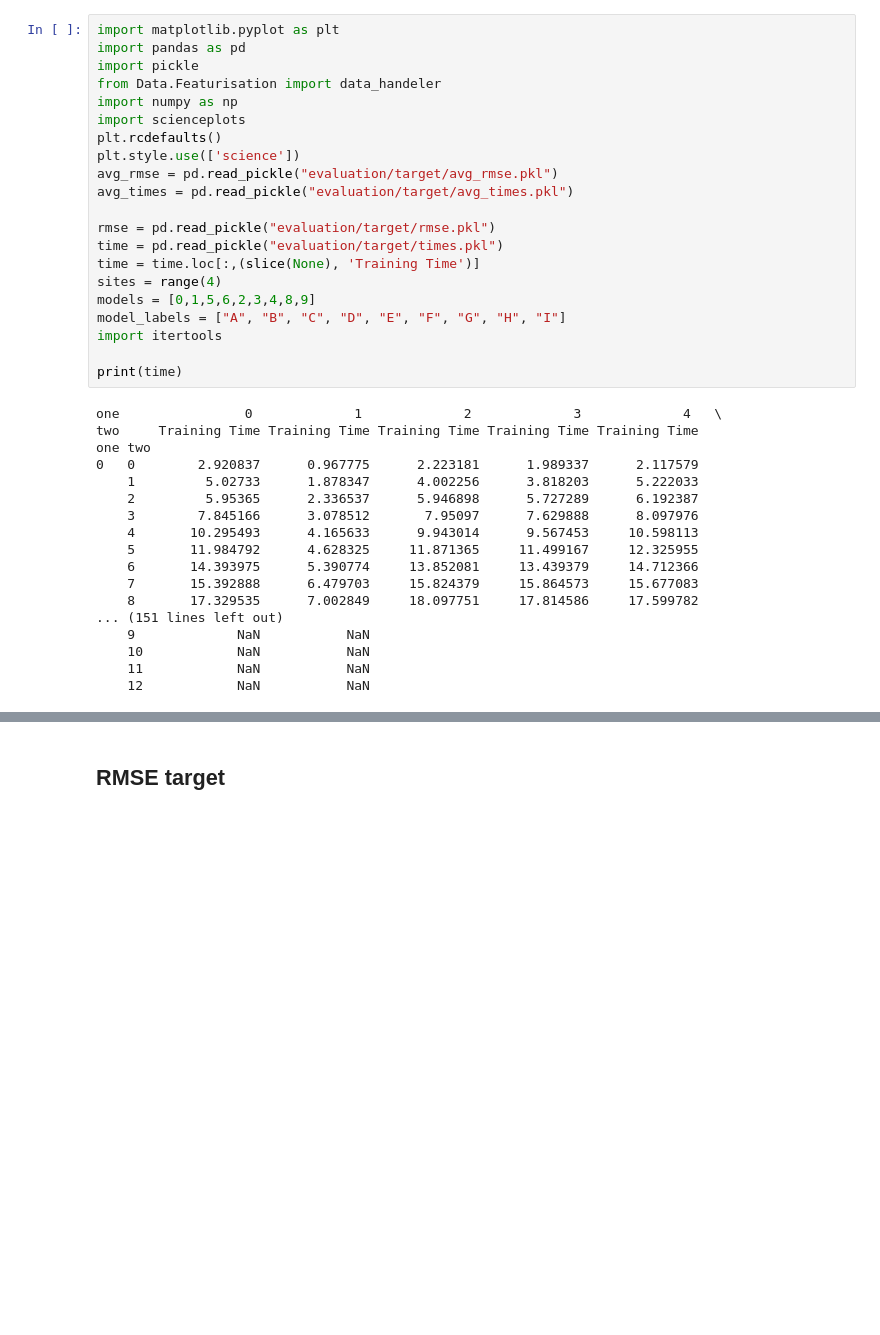
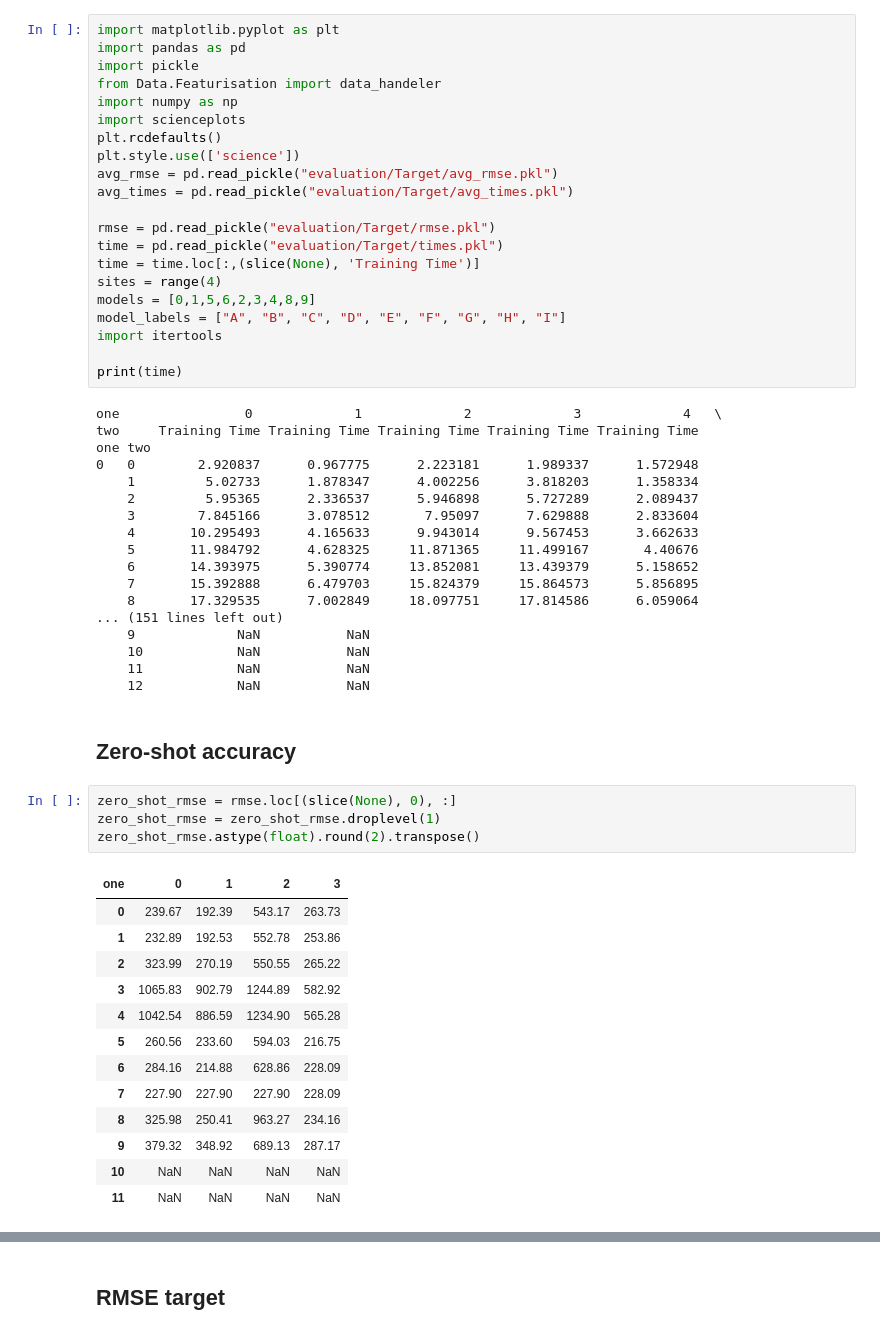
Before and after one commit to RobbeVDE/SolNet-2, a Jupyter notebook: evaluation_visualization.ipynb, the cells around one changed output, grey strips where cells are left out. Saved outputs shown, nothing was run; the diff lists cells and outputs as text; blank space fills up the shorter version.

```diff
--- a/evaluation_visualization.ipynb
+++ b/evaluation_visualization.ipynb
@@ -7,11 +7,11 @@ import numpy as np
 import scienceplots
 plt.rcdefaults()
 plt.style.use(['science'])
-avg_rmse = pd.read_pickle("evaluation/target/avg_rmse.pkl")
-avg_times = pd.read_pickle("evaluation/target/avg_times.pkl")
+avg_rmse = pd.read_pickle("evaluation/Target/avg_rmse.pkl")
+avg_times = pd.read_pickle("evaluation/Target/avg_times.pkl")
 
-rmse = pd.read_pickle("evaluation/target/rmse.pkl")
-time = pd.read_pickle("evaluation/target/times.pkl")
+rmse = pd.read_pickle("evaluation/Target/rmse.pkl")
+time = pd.read_pickle("evaluation/Target/times.pkl")
 time = time.loc[:,(slice(None), 'Training Time')]
 sites = range(4)
 models = [0,1,5,6,2,3,4,8,9]
@@ -23,17 +23,37 @@ print(time)
 one                0             1             2             3             4   \
 two     Training Time Training Time Training Time Training Time Training Time
 one two
-0   0        2.920837      0.967775      2.223181      1.989337      2.117579
-    1         5.02733      1.878347      4.002256      3.818203      5.222033
-    2         5.95365      2.336537      5.946898      5.727289      6.192387
-    3        7.845166      3.078512       7.95097      7.629888      8.097976
-    4       10.295493      4.165633      9.943014      9.567453     10.598113
-    5       11.984792      4.628325     11.871365     11.499167     12.325955
-    6       14.393975      5.390774     13.852081     13.439379     14.712366
-    7       15.392888      6.479703     15.824379     15.864573     15.677083
-    8       17.329535      7.002849     18.097751     17.814586     17.599782
+0   0        2.920837      0.967775      2.223181      1.989337      1.572948
+    1         5.02733      1.878347      4.002256      3.818203      1.358334
+    2         5.95365      2.336537      5.946898      5.727289      2.089437
+    3        7.845166      3.078512       7.95097      7.629888      2.833604
+    4       10.295493      4.165633      9.943014      9.567453      3.662633
+    5       11.984792      4.628325     11.871365     11.499167       4.40676
+    6       14.393975      5.390774     13.852081     13.439379      5.158652
+    7       15.392888      6.479703     15.824379     15.864573      5.856895
+    8       17.329535      7.002849     18.097751     17.814586      6.059064
 ... (151 lines left out)
     9             NaN           NaN
     10            NaN           NaN
     11            NaN           NaN
     12            NaN           NaN
+# %% [markdown]
+## Zero-shot accuracy
+# %%
+zero_shot_rmse = rmse.loc[(slice(None), 0), :]
+zero_shot_rmse = zero_shot_rmse.droplevel(1)
+zero_shot_rmse.astype(float).round(2).transpose()
+# %% [output]
+| one | 0 | 1 | 2 | 3 |
+| 0 | 239.67 | 192.39 | 543.17 | 263.73 |
+| 1 | 232.89 | 192.53 | 552.78 | 253.86 |
+| 2 | 323.99 | 270.19 | 550.55 | 265.22 |
+| 3 | 1065.83 | 902.79 | 1244.89 | 582.92 |
+| 4 | 1042.54 | 886.59 | 1234.90 | 565.28 |
+| 5 | 260.56 | 233.60 | 594.03 | 216.75 |
+| 6 | 284.16 | 214.88 | 628.86 | 228.09 |
+| 7 | 227.90 | 227.90 | 227.90 | 228.09 |
+| 8 | 325.98 | 250.41 | 963.27 | 234.16 |
+| 9 | 379.32 | 348.92 | 689.13 | 287.17 |
+| 10 | NaN | NaN | NaN | NaN |
+| 11 | NaN | NaN | NaN | NaN |
```
Also changed, not shown: parts of 10 cells of this notebook, 43 other files.
